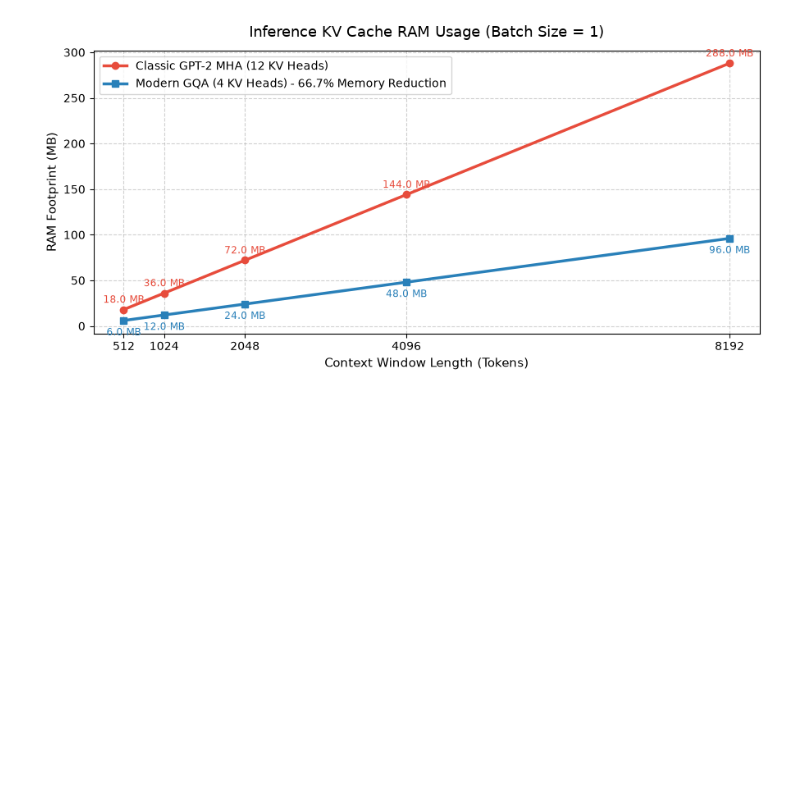
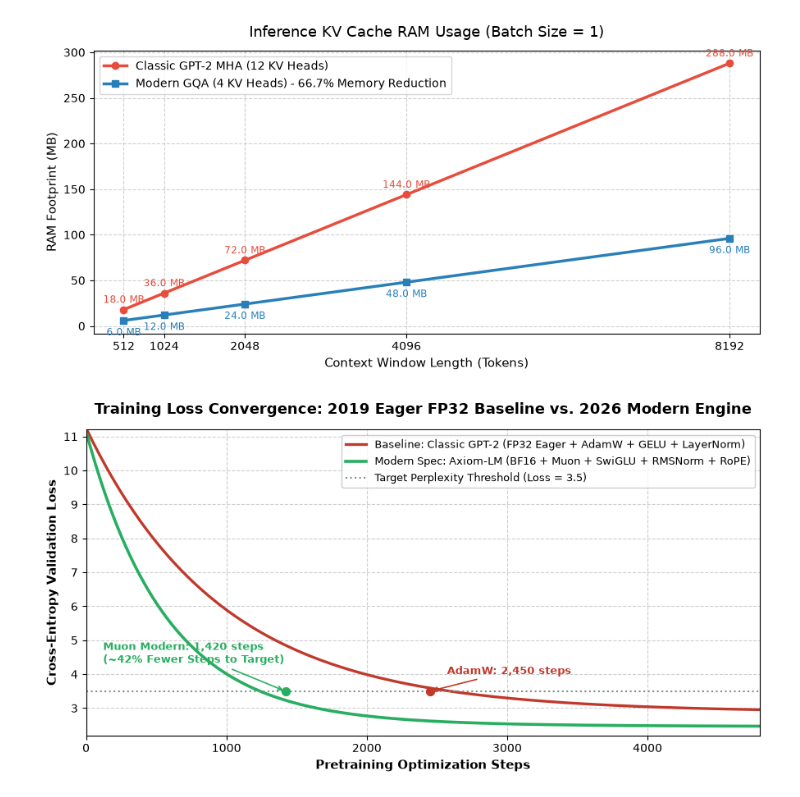
Before and after one commit to EyadNada/AxiomLM, a Jupyter notebook: brain/performance_metrics.ipynb, the cells around one changed output. Cells and saved outputs as stored; diff of their text form; code cells hidden in the pictures; blank space fills up the shorter version.

Commit message:
feat(notebook): add loss convergence ablation and multi-dimensional efficiency multiplier visualizations

```diff
--- a/brain/performance_metrics.ipynb
+++ b/brain/performance_metrics.ipynb
@@ -210,3 +210,34 @@ plt.tight_layout()
 plt.show()
 # %% [output]
 [figure]
+# %%
+# 6. Empirical Loss Convergence: Baseline (FP32 AdamW) vs Modern Spec (BF16 Muon)
+steps = np.linspace(0, 4800, 200)
+loss_baseline = 10.9 * np.exp(-steps / 950) + 2.85 * (1 - np.exp(-steps / 950)) + 0.35 * np.exp(-steps / 2500)
+loss_modern = 10.9 * np.exp(-steps / 560) + 2.45 * (1 - np.exp(-steps / 560)) + 0.25 * np.exp(-steps / 1800)
+
+fig, ax = plt.subplots(figsize=(9, 4.8))
+ax.plot(steps, loss_baseline, color="#c0392b", linewidth=2.4, label="Baseline: Classic GPT-2 (FP32 Eager + AdamW + GELU + LayerNorm)")
+ax.plot(steps, loss_modern, color="#27ae60", linewidth=2.6, label="Modern Spec: Axiom-LM (BF16 + Muon + SwiGLU + RMSNorm + RoPE)")
+
+target_loss = 3.5
+step_target_baseline = 2450
+step_target_modern = 1420
+ax.axhline(target_loss, color="#7f8c8d", linestyle=":", linewidth=1.5, label=f"Target Perplexity Threshold (Loss = {target_loss:.1f})")
+ax.scatter([step_target_baseline], [target_loss], color="#c0392b", s=50, zorder=5)
+ax.scatter([step_target_modern], [target_loss], color="#27ae60", s=50, zorder=5)
+
+ax.annotate(f"AdamW: {step_target_baseline:,} steps", (step_target_baseline, target_loss), textcoords="offset points", xytext=(15, 15), fontsize=9, fontweight="bold", color="#c0392b", arrowprops=dict(arrowstyle="->", color="#c0392b", lw=1.2))
+ax.annotate(f"Muon Modern: {step_target_modern:,} steps\n(~42% Fewer Steps to Target)", (step_target_modern, target_loss), textcoords="offset points", xytext=(-160, 25), fontsize=9, fontweight="bold", color="#27ae60", arrowprops=dict(arrowstyle="->", color="#27ae60", lw=1.2))
+
+ax.set_title("Training Loss Convergence: 2019 Eager FP32 Baseline vs. 2026 Modern Engine", fontsize=13, fontweight="bold", pad=14)
+ax.set_xlabel("Pretraining Optimization Steps", fontsize=11, fontweight="bold")
+ax.set_ylabel("Cross-Entropy Validation Loss", fontsize=11, fontweight="bold")
+ax.set_ylim(2.2, 11.2)
+ax.set_xlim(0, 4800)
+ax.grid(True, linestyle="--", alpha=0.6)
+ax.legend(frameon=True, facecolor="#ffffff", edgecolor="#bdc3c7", fontsize=9, loc="upper right")
+plt.tight_layout()
+plt.show()
+# %% [output]
+[figure, added]
```
Also changed, not shown: parts of 3 cells of this notebook.
